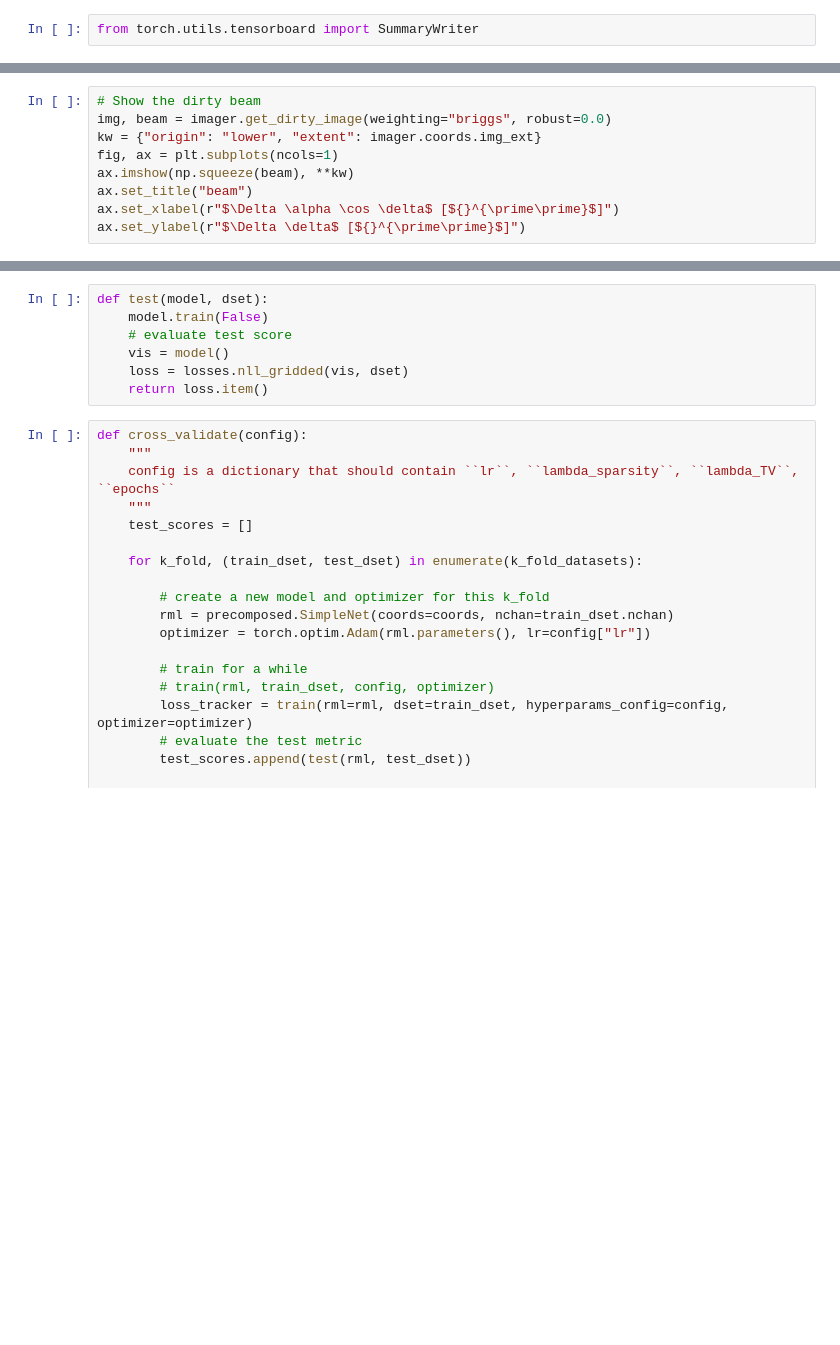
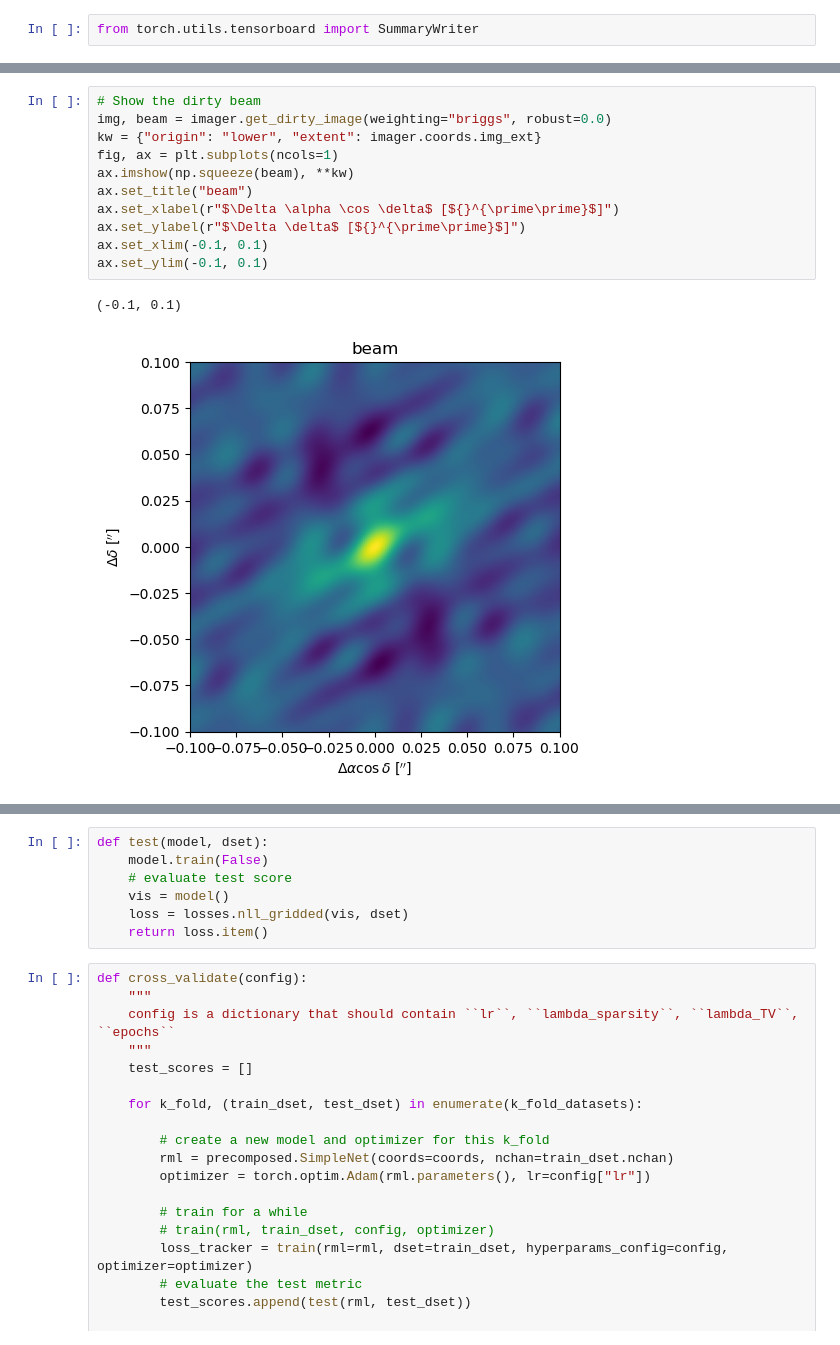
Before and after one commit to behzadarbab/Machine-Learning-Imaging, a Jupyter notebook: scripts/CV_our_data.ipynb, the cells around one changed output, grey strips where cells are left out. Cells and saved outputs as stored; diff of their text form; blank space fills up the shorter version.

```diff
--- a/scripts/CV_our_data.ipynb
+++ b/scripts/CV_our_data.ipynb
@@ -74,12 +77,17 @@ ax.set_ylabel(r"$\Delta \delta$ [${}^{\prime\prime}$]")
 # %%
 # Show the dirty beam
 img, beam = imager.get_dirty_image(weighting="briggs", robust=0.0)
 kw = {"origin": "lower", "extent": imager.coords.img_ext}
 fig, ax = plt.subplots(ncols=1)
 ax.imshow(np.squeeze(beam), **kw)
 ax.set_title("beam")
 ax.set_xlabel(r"$\Delta \alpha \cos \delta$ [${}^{\prime\prime}$]")
 ax.set_ylabel(r"$\Delta \delta$ [${}^{\prime\prime}$]")
+ax.set_xlim(-0.1, 0.1)
+ax.set_ylim(-0.1, 0.1)
+# %% [output]
+(-0.1, 0.1)
+[figure, added]
 # %%
 fig, ax = plt.subplots(nrows=1)
 ax.scatter(uu, vv, s=1.5, rasterized=True, linewidths=0.0, c="k")
```
Also changed, not shown: parts of 16 cells of this notebook.
